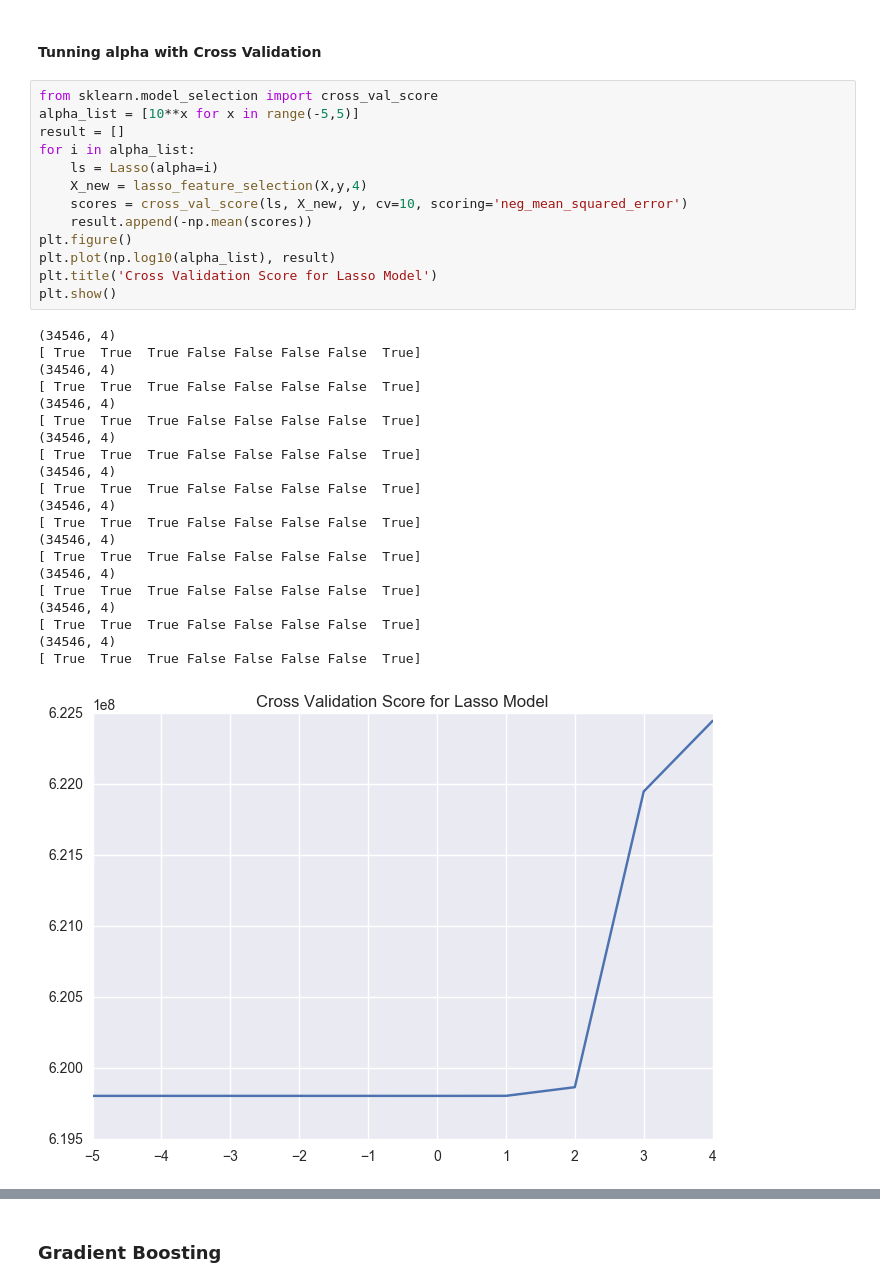
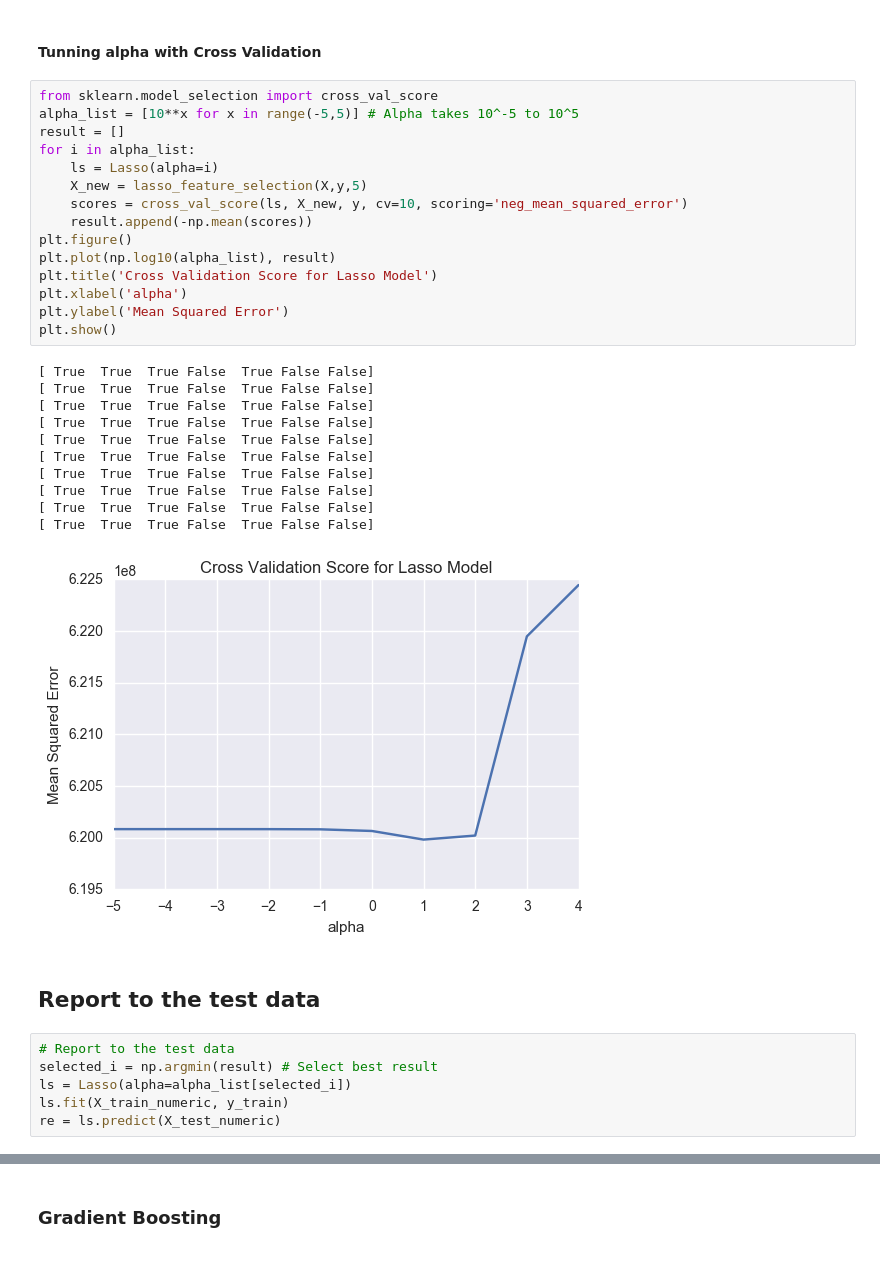
Before and after one commit to Charlespartina/DS1001-Project, a Jupyter notebook: notebook/Final Project.ipynb, the cells around one changed output, grey strips where cells are left out. Cells and saved outputs as stored; diff of their text form.

```diff
--- a/notebook/Final Project.ipynb
+++ b/notebook/Final Project.ipynb
@@ -229,36 +235,36 @@ def lasso_feature_selection(X,y,num=-1):
 #### Tunning alpha with Cross Validation
 # %%
 from sklearn.model_selection import cross_val_score
-alpha_list = [10**x for x in range(-5,5)]
+alpha_list = [10**x for x in range(-5,5)] # Alpha takes 10^-5 to 10^5
 result = []
 for i in alpha_list:
     ls = Lasso(alpha=i)
-    X_new = lasso_feature_selection(X,y,4)
+    X_new = lasso_feature_selection(X,y,5)
     scores = cross_val_score(ls, X_new, y, cv=10, scoring='neg_mean_squared_error')
     result.append(-np.mean(scores))
 plt.figure()
 plt.plot(np.log10(alpha_list), result)
 plt.title('Cross Validation Score for Lasso Model')
+plt.xlabel('alpha')
+plt.ylabel('Mean Squared Error')
 plt.show()
 # %% [output]
-(34546, 4)
-[ True  True  True False False False False  True]
-(34546, 4)
-[ True  True  True False False False False  True]
-(34546, 4)
-[ True  True  True False False False False  True]
-(34546, 4)
-[ True  True  True False False False False  True]
-(34546, 4)
-[ True  True  True False False False False  True]
-(34546, 4)
-[ True  True  True False False False False  True]
-(34546, 4)
-[ True  True  True False False False False  True]
-(34546, 4)
-[ True  True  True False False False False  True]
-(34546, 4)
-[ True  True  True False False False False  True]
-(34546, 4)
-[ True  True  True False False False False  True]
+[ True  True  True False  True False False]
+[ True  True  True False  True False False]
+[ True  True  True False  True False False]
+[ True  True  True False  True False False]
+[ True  True  True False  True False False]
+[ True  True  True False  True False False]
+[ True  True  True False  True False False]
+[ True  True  True False  True False False]
+[ True  True  True False  True False False]
+[ True  True  True False  True False False]
-[figure, old version]
+[figure, new version]
+# %% [markdown]
+## Report to the test data
+# %%
+# Report to the test data
+selected_i = np.argmin(result) # Select best result
+ls = Lasso(alpha=alpha_list[selected_i])
+ls.fit(X_train_numeric, y_train)
+re = ls.predict(X_test_numeric)
```
Also changed, not shown: parts of 10 cells of this notebook, 3 other files.
